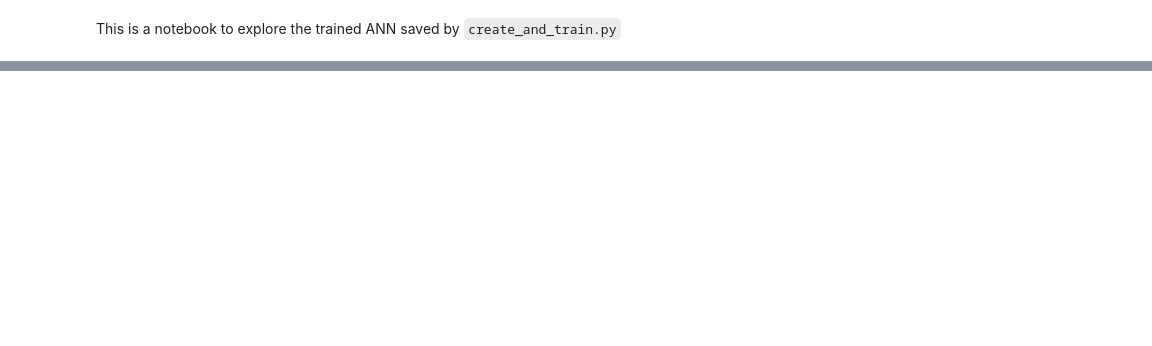
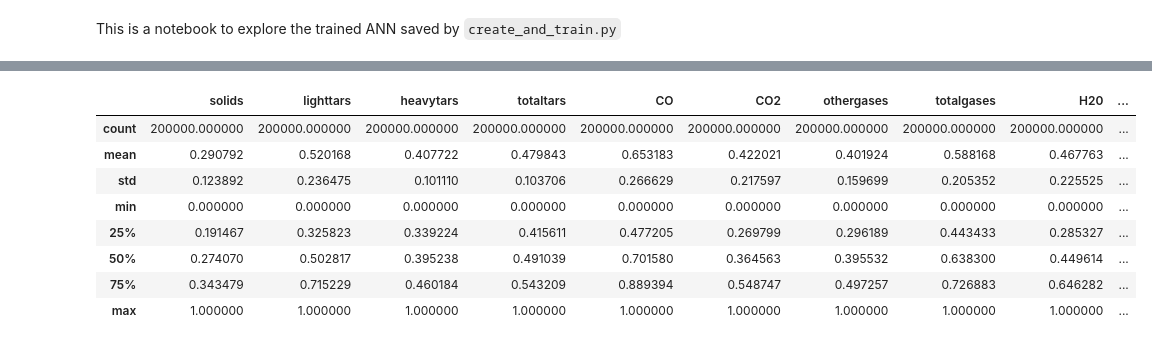
Before and after one commit to houghb/lignet, a Jupyter notebook: explore_net.ipynb, the cells around one changed output, grey strips where cells are left out. Saved outputs shown, nothing was run; the diff lists cells and outputs as text; code cells hidden in the pictures; blank space fills up the shorter version.

```diff
--- a/explore_net.ipynb
+++ b/explore_net.ipynb
@@ -71,0 +124,17 @@ plt.title('Test Set Data')
+# %%
+pd_y_train = pd.DataFrame(y_train, columns=y_columns)
+pd_y_predictions = pd.DataFrame(y_predictions, columns=y_columns)
+pd_y_test = pd.DataFrame(y_test, columns=y_columns)
+pd_y_predictions_test = pd.DataFrame(y_predictions_test, columns=y_columns)
+pd.set_option('display.max_columns', None)
+pd_y_train.describe()
+# %% [output]
+|  | solids | lighttars | heavytars | totaltars | CO | CO2 | othergases | totalgases | H20 | ... |
+| count | 200000.000000 | 200000.000000 | 200000.000000 | 200000.000000 | 200000.000000 | 200000.000000 | 200000.000000 | 200000.000000 | 200000.000000 | ... |
+| mean | 0.290792 | 0.520168 | 0.407722 | 0.479843 | 0.653183 | 0.422021 | 0.401924 | 0.588168 | 0.467763 | ... |
+| std | 0.123892 | 0.236475 | 0.101110 | 0.103706 | 0.266629 | 0.217597 | 0.159699 | 0.205352 | 0.225525 | ... |
+| min | 0.000000 | 0.000000 | 0.000000 | 0.000000 | 0.000000 | 0.000000 | 0.000000 | 0.000000 | 0.000000 | ... |
+| 25% | 0.191467 | 0.325823 | 0.339224 | 0.415611 | 0.477205 | 0.269799 | 0.296189 | 0.443433 | 0.285327 | ... |
+| 50% | 0.274070 | 0.502817 | 0.395238 | 0.491039 | 0.701580 | 0.364563 | 0.395532 | 0.638300 | 0.449614 | ... |
+| 75% | 0.343479 | 0.715229 | 0.460184 | 0.543209 | 0.889394 | 0.548747 | 0.497257 | 0.726883 | 0.646282 | ... |
+| max | 1.000000 | 1.000000 | 1.000000 | 1.000000 | 1.000000 | 1.000000 | 1.000000 | 1.000000 | 1.000000 | ... |
```
Also changed, not shown: parts of 13 cells of this notebook.
